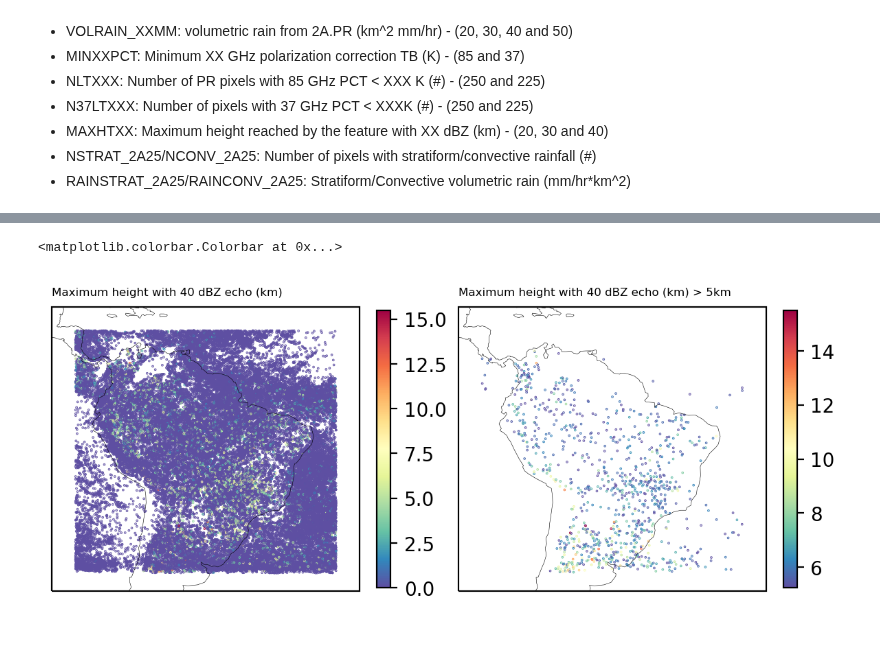
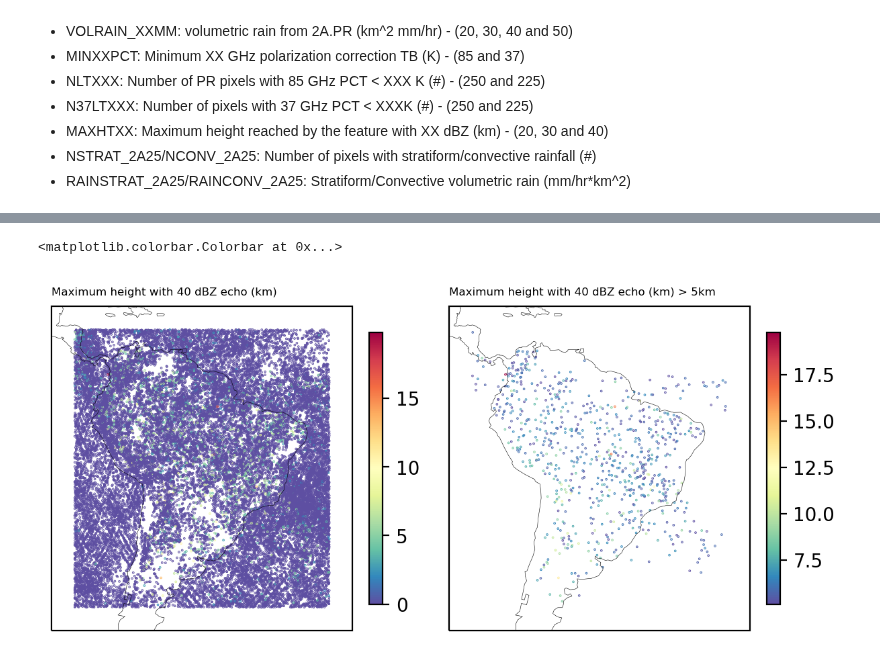
Before and after one commit to mhacarthur/PF_processing, a Jupyter notebook: jupyter/preprocessing/orbits_export.ipynb, the cells around one changed output, grey strips where cells are left out. Cells and saved outputs as stored; diff of their text form; code cells hidden in the pictures.

```diff
--- a/jupyter/preprocessing/orbits_export.ipynb
+++ b/jupyter/preprocessing/orbits_export.ipynb
@@ -24,8 +24,8 @@ import cartopy.crs as ccrs
 - NSTRAT_2A25/NCONV_2A25: Number of pixels with stratiform/convective rainfall (#)
 - RAINSTRAT_2A25/RAINCONV_2A25: Stratiform/Convective volumetric rain (mm/hr*km^2)
 # %%
-satellite = 'TRMM'
-# satellite = 'GPM'
+# satellite = 'TRMM'
+satellite = 'GPM'
 # %%
 if satellite == 'TRMM':
     product = 'rpf'
@@ -104,6 +104,21 @@ for nn in range(len_files):
     out1 = pd_in[(pd_in['lon'] >= -85) & (pd_in['lon'] <= -30 )]
     out2 = out1[(out1['lat'] >= -45) & (out1['lat'] <= 15 )]
 
+    if satellite == 'TRMM':
+        out2=out2.rename(columns = {'NSTRAT_2A25':'NSTRAT'})
+        out2=out2.rename(columns = {'RAINSTRAT_2A25':'RAINSTRAT'})
+        out2=out2.rename(columns = {'NCONV_2A25':'NCONV'})
+        out2=out2.rename(columns = {'RAINCONV_2A25':'RAINCONV'})
+
+    elif satellite == 'GPM':
+        out2=out2.rename(columns = {'NSTRAT_KU':'NSTRAT'})
+        out2=out2.rename(columns = {'RAINSTRAT_KU':'RAINSTRAT'})
+        out2=out2.rename(columns = {'NCONV_KU':'NCONV'})
+        out2=out2.rename(columns = {'RAINCONV_KU':'RAINCONV'})
+
+    else:
+        raise ValueError('Invalid satellite')
+
     # export dataframe to csv
     salida = out_input + file_input.split('/')[-1].replace('.HDF','.csv').replace('pf',product)
     print(f'Exporting data to {salida}')
@@ -131,27 +162,25 @@ Exporting data to /mnt/Data/Data/PF/TRMM/rpf_SA/rpf_201402_level2.csv
 # %%
 alt_ref = 5
 
 proj = ccrs.PlateCarree()
 cmap = plt.cm.Spectral_r
 
-levels = np.arange(0,15,3)
-
 fig = plt.figure(figsize=(7,4),dpi=200)
 gs = gridspec.GridSpec(1,2)
 
 ax1 = plt.subplot(gs[0, 0], projection = proj)
 ax1.coastlines(linestyle='-',linewidth=0.2,color='black',zorder=4)
-ax1.set_extent([-90,-25,-40,20],crs=proj)
+ax1.set_extent([-90,-25,-50,20],crs=proj)
 a1 = ax1.scatter(out2['lon'],out2['lat'],c=out2['MAXHT40'],cmap=cmap,s=0.1,zorder=3)
 ax1.set_title('Maximum height with 40 dBZ echo (km)',fontsize=6,loc='left')
 plt.colorbar(a1,fraction=0.041)
 
 ax1 = plt.subplot(gs[0, 1], projection = proj)
 ax1.coastlines(linestyle='-',linewidth=0.2,color='black',zorder=4)
-ax1.set_extent([-90,-25,-40,20],crs=proj)
+ax1.set_extent([-90,-25,-50,20],crs=proj)
 a1 = ax1.scatter(out2['lon'][out2['MAXHT40']>alt_ref],out2['lat'][out2['MAXHT40']>alt_ref],c=out2['MAXHT40'][out2['MAXHT40']>alt_ref],cmap=cmap,s=0.1,zorder=3)
 ax1.set_title('Maximum height with 40 dBZ echo (km) > '+str(alt_ref)+'km',fontsize=6,loc='left')
 plt.colorbar(a1,fraction=0.041)
 # %% [output]
 <matplotlib.colorbar.Colorbar at 0x...>
-[figure, old version]
+[figure, new version]
```
Also changed, not shown: parts of 4 cells of this notebook, 12 other files.
